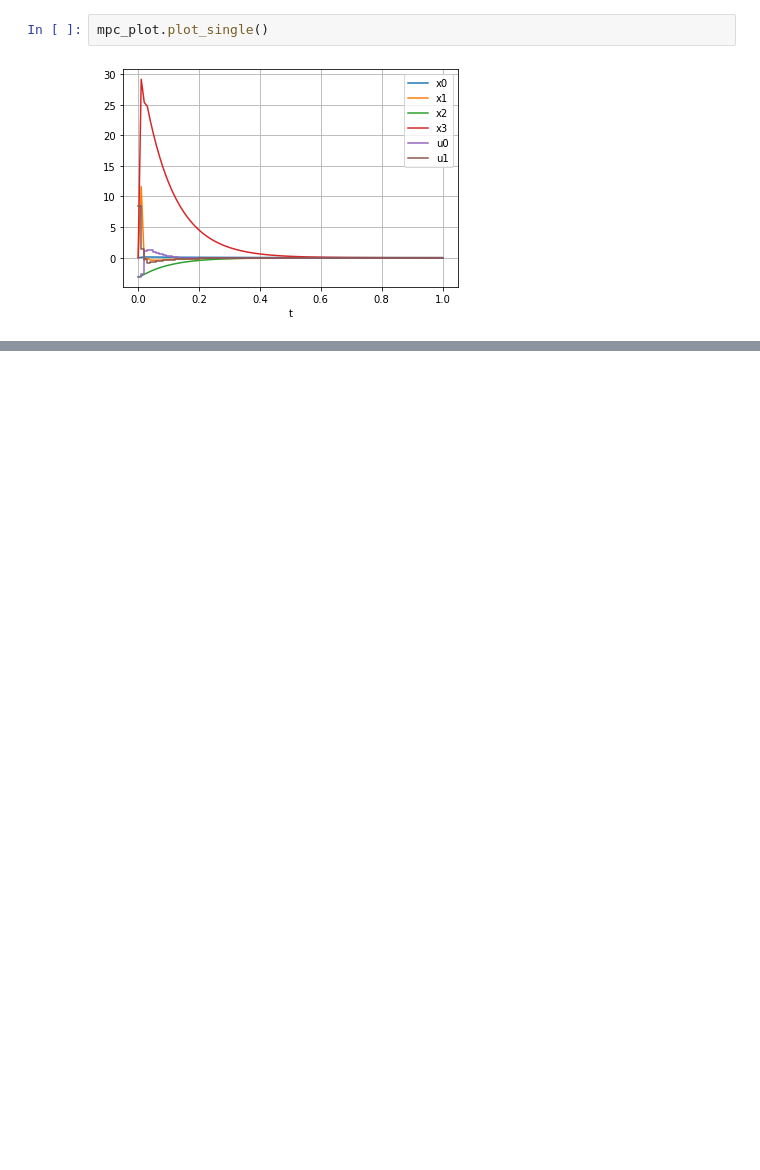
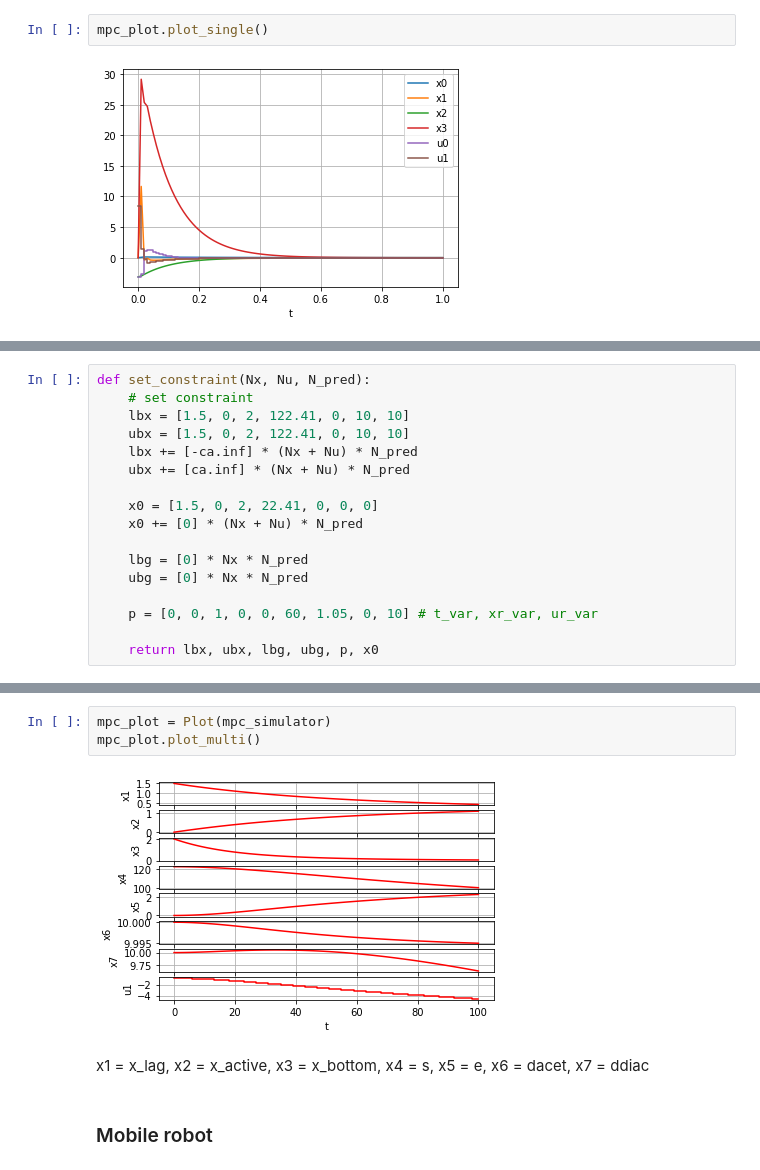
Before and after one commit to zhengang-zhong/NMPC_framework, a Jupyter notebook: test.ipynb, the cells around one changed output, grey strips where cells are left out. Cells and saved outputs as stored; diff of their text form; blank space fills up the shorter version.

```diff
--- a/test.ipynb
+++ b/test.ipynb
@@ -144,0 +227,17 @@ mpc_plot.plot_single()
+# %%
+def set_constraint(Nx, Nu, N_pred):
+    # set constraint
+    lbx = [1.5, 0, 2, 122.41, 0, 10, 10]
+    ubx = [1.5, 0, 2, 122.41, 0, 10, 10]
+    lbx += [-ca.inf] * (Nx + Nu) * N_pred
+    ubx += [ca.inf] * (Nx + Nu) * N_pred
+
+    x0 = [1.5, 0, 2, 22.41, 0, 0, 0]
+    x0 += [0] * (Nx + Nu) * N_pred
+
+    lbg = [0] * Nx * N_pred
+    ubg = [0] * Nx * N_pred
+
+    p = [0, 0, 1, 0, 0, 60, 1.05, 0, 10] # t_var, xr_var, ur_var
+
+    return lbx, ubx, lbg, ubg, p, x0
@@ -144,0 +296,15 @@ mpc_plot.plot_single()
+# %%
+mpc_plot = Plot(mpc_simulator)
+mpc_plot.plot_multi()
+# %% [output]
+[figure, added]
+# %% [markdown]
+x1 = x_lag,
+x2 = x_active,
+x3 = x_bottom,
+x4 = s,
+x5 = e,
+x6 = dacet,
+x7 = ddiac
+# %% [markdown]
+### Mobile robot
```
Also changed, not shown: parts of 12 cells of this notebook.
